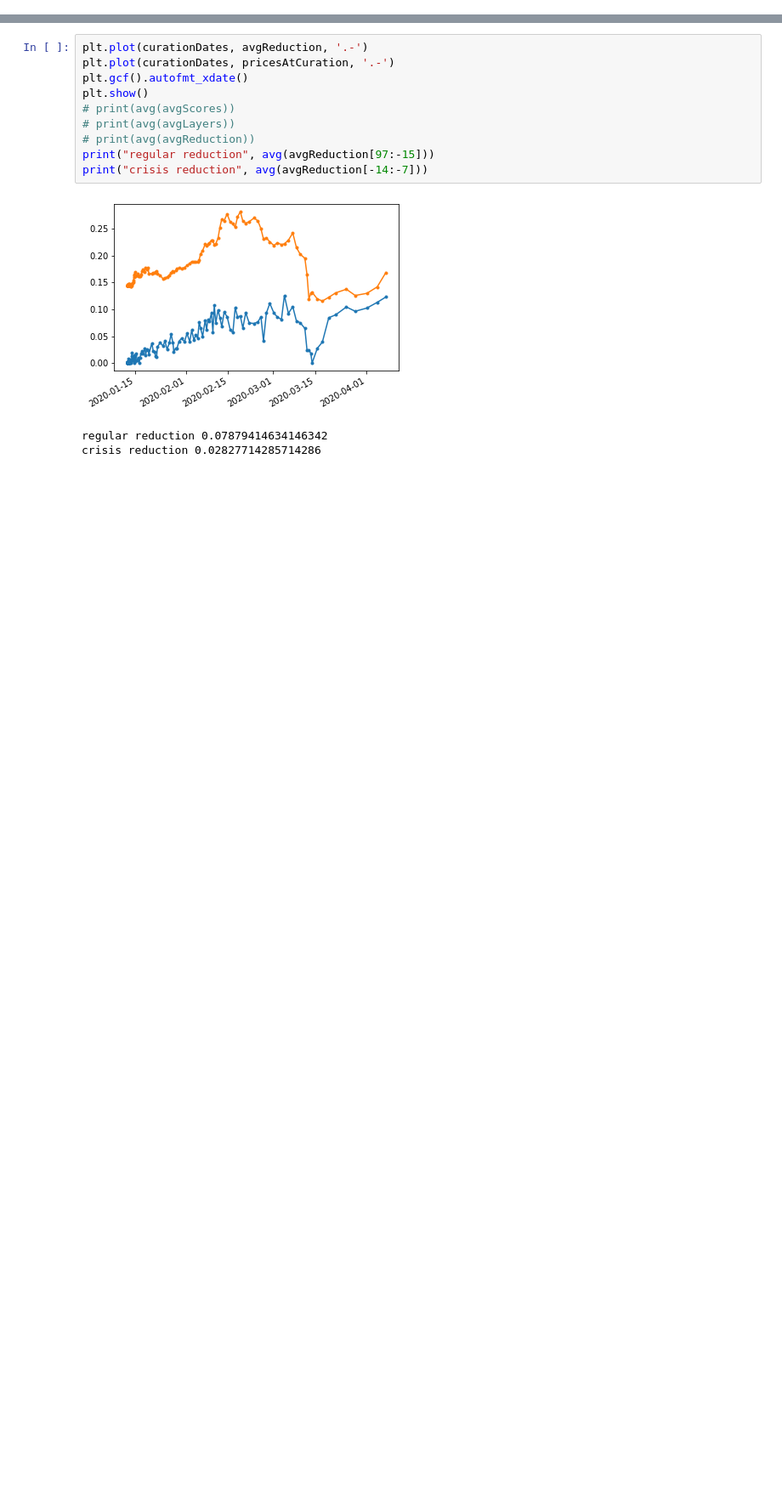
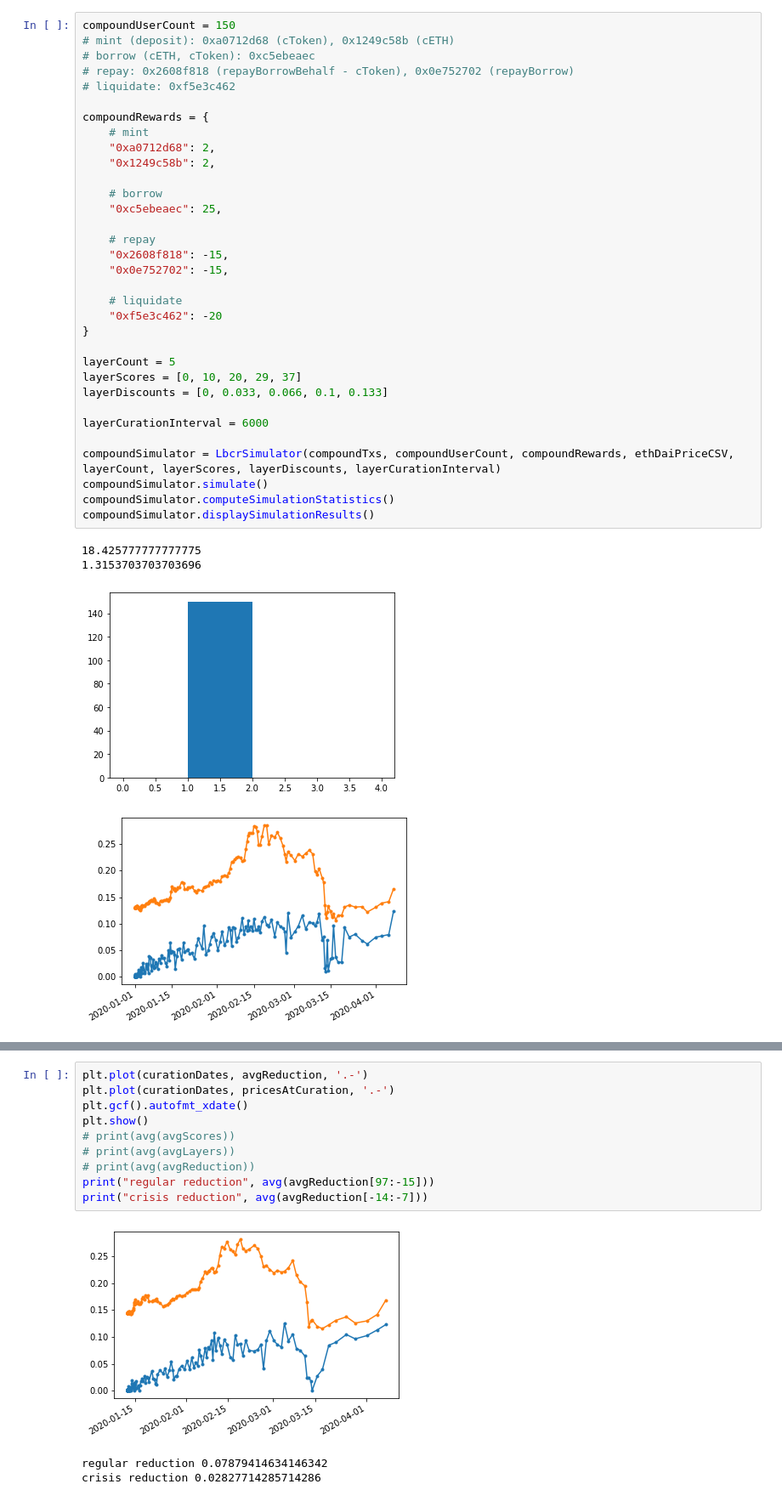
Before and after one commit to daniel-savu/Byzantic, a Jupyter notebook: simulation/black_thursday_simulation.ipynb, the cells around one changed output, grey strips where cells are left out. Shown: that part at 85% size. Saved outputs shown, nothing was run; the diff lists cells and outputs as text; blank space fills up the shorter version.

```diff
--- a/simulation/black_thursday_simulation.ipynb
+++ b/simulation/black_thursday_simulation.ipynb
@@ -253,0 +235,38 @@ print(len(avgReduction))
+# %%
+compoundUserCount = 150
+# mint (deposit): 0xa0712d68 (cToken), 0x1249c58b (cETH)
+# borrow (cETH, cToken): 0xc5ebeaec
+# repay: 0x2608f818 (repayBorrowBehalf - cToken), 0x0e752702 (repayBorrow)
+# liquidate: 0xf5e3c462
+
+compoundRewards = {
+    # mint
+    "0xa0712d68": 2,
+    "0x1249c58b": 2,
+
+    # borrow
+    "0xc5ebeaec": 25,
+
+    # repay
+    "0x2608f818": -15,
+    "0x0e752702": -15,
+
+    # liquidate
+    "0xf5e3c462": -20
+}
+
+layerCount = 5
+layerScores = [0, 10, 20, 29, 37]
+layerDiscounts = [0, 0.033, 0.066, 0.1, 0.133]
+
+layerCurationInterval = 6000
+
+compoundSimulator = LbcrSimulator(compoundTxs, compoundUserCount, compoundRewards, ethDaiPriceCSV, layerCount, layerScores, layerDiscounts, layerCurationInterval)
+compoundSimulator.simulate()
+compoundSimulator.computeSimulationStatistics()
+compoundSimulator.displaySimulationResults()
+# %% [output]
+18.425777777777775
+1.3153703703703696
+[figure, added]
+[figure, added]
```
Also changed, not shown: parts of 8 cells of this notebook, 3 other files.
